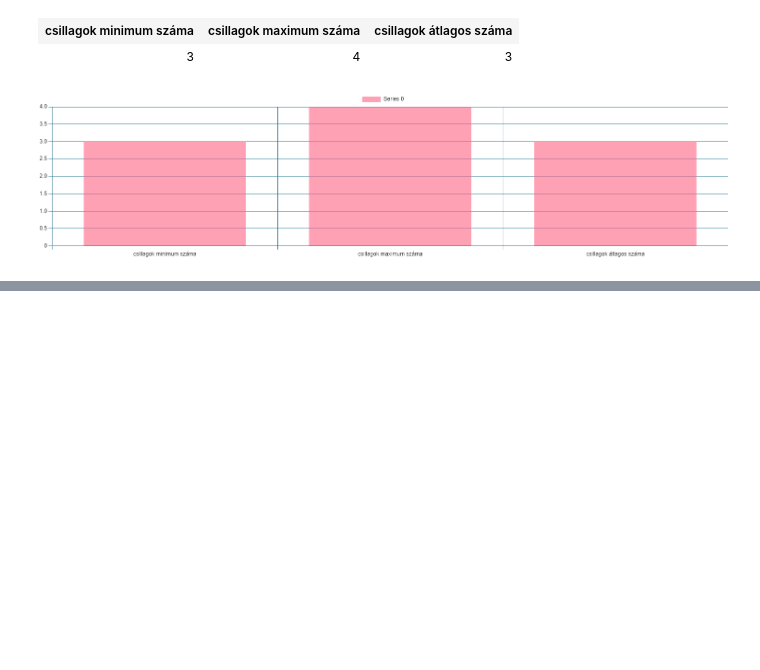
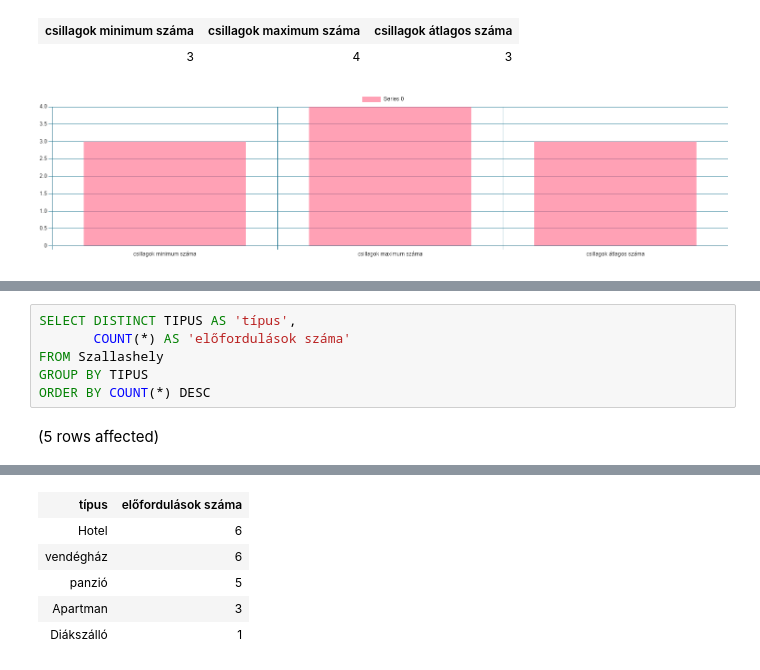
Before and after one commit to Cola39/GXH81K_adatbazis_hf1, a Jupyter notebook: szallashely_adatprofilozas.ipynb, the cells around one changed output, grey strips where cells are left out. Drawn from its saved outputs; the diff is of its cells as text; blank space fills up the shorter version.

```diff
--- a/szallashely_adatprofilozas.ipynb
+++ b/szallashely_adatprofilozas.ipynb
@@ -23,0 +50,8 @@ Total execution time: 00:00:00.010
+# %%
+SELECT DISTINCT TIPUS AS 'típus',
+       COUNT(*) AS 'előfordulások száma'
+FROM Szallashely
+GROUP BY TIPUS
+ORDER BY COUNT(*) DESC
+# %% [output]
+(5 rows affected)
@@ -23,0 +59,6 @@ Total execution time: 00:00:00.010
+| típus | előfordulások száma |
+| Hotel | 6 |
+| vendégház | 6 |
+| panzió | 5 |
+| Apartman | 3 |
+| Diákszálló | 1 |
```
Also changed, not shown: parts of 5 cells of this notebook.
